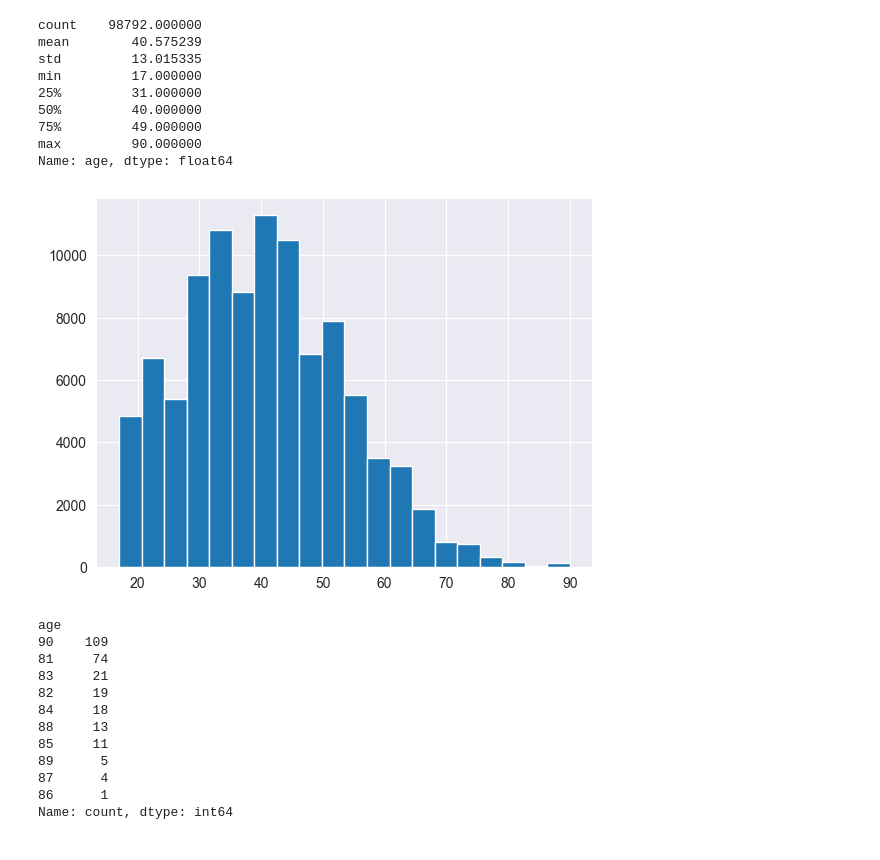
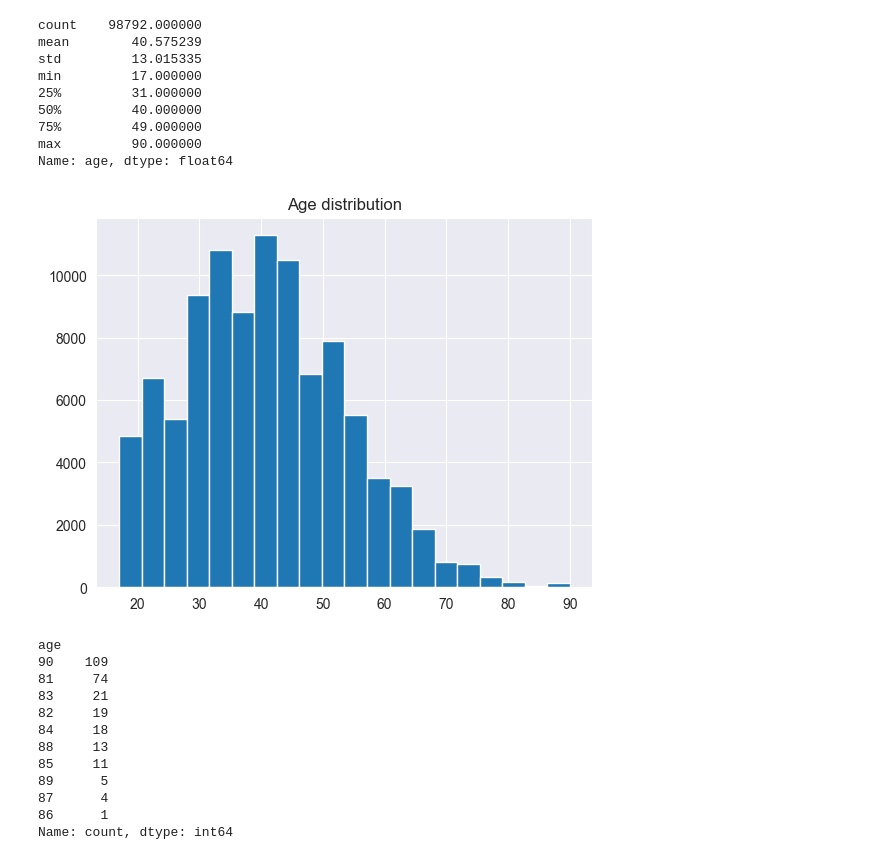
Before and after one commit to RumethSandinu/adult_income_analysis, a Jupyter notebook: adult_income_analysis.ipynb, the cells around one changed output. Cells and saved outputs as stored; diff of their text form; code cells hidden in the pictures.

```diff
--- a/adult_income_analysis.ipynb
+++ b/adult_income_analysis.ipynb
@@ -175,9 +177,10 @@ Name: age, dtype: float64
 # %%
 # visualise how the age values are distributed
 plt.hist(df['age'], bins=20)
+plt.title('Age distribution')
 plt.show()
 # %% [output]
-[figure, old version]
+[figure, new version]
 # %%
 # view the frequency of ages greater than 80
 age_filter_80 = (df['age'] > 80)
```
Also changed, not shown: parts of 34 cells of this notebook.
